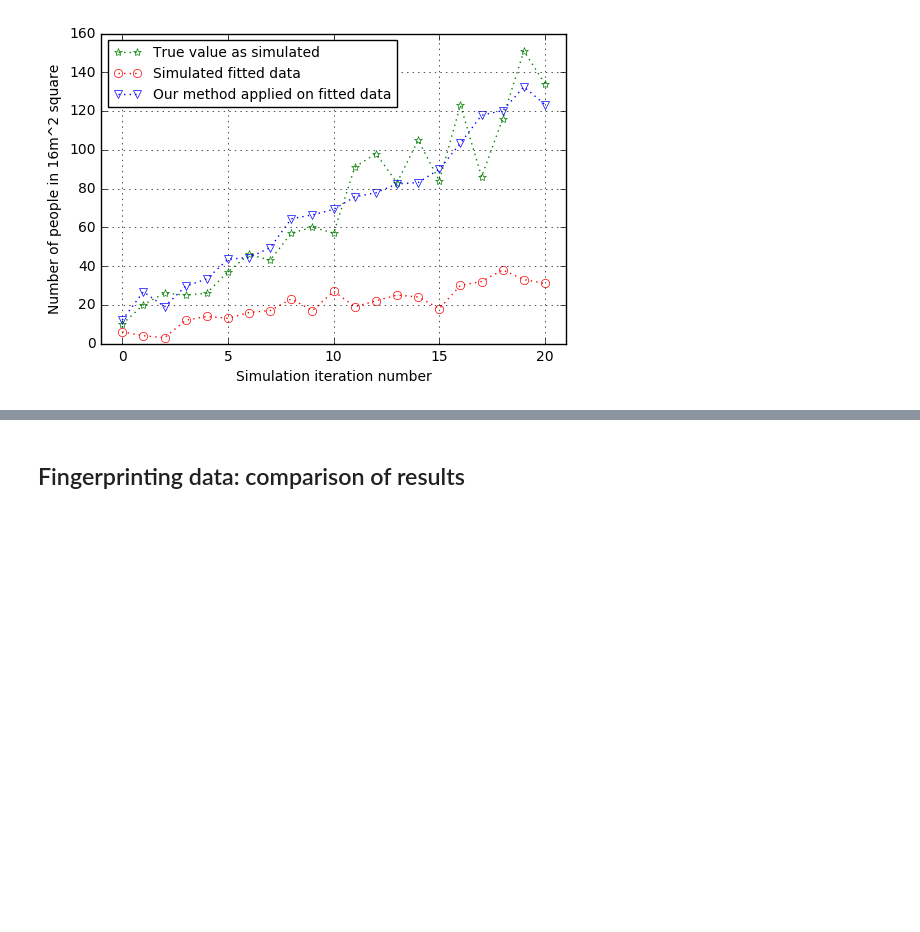
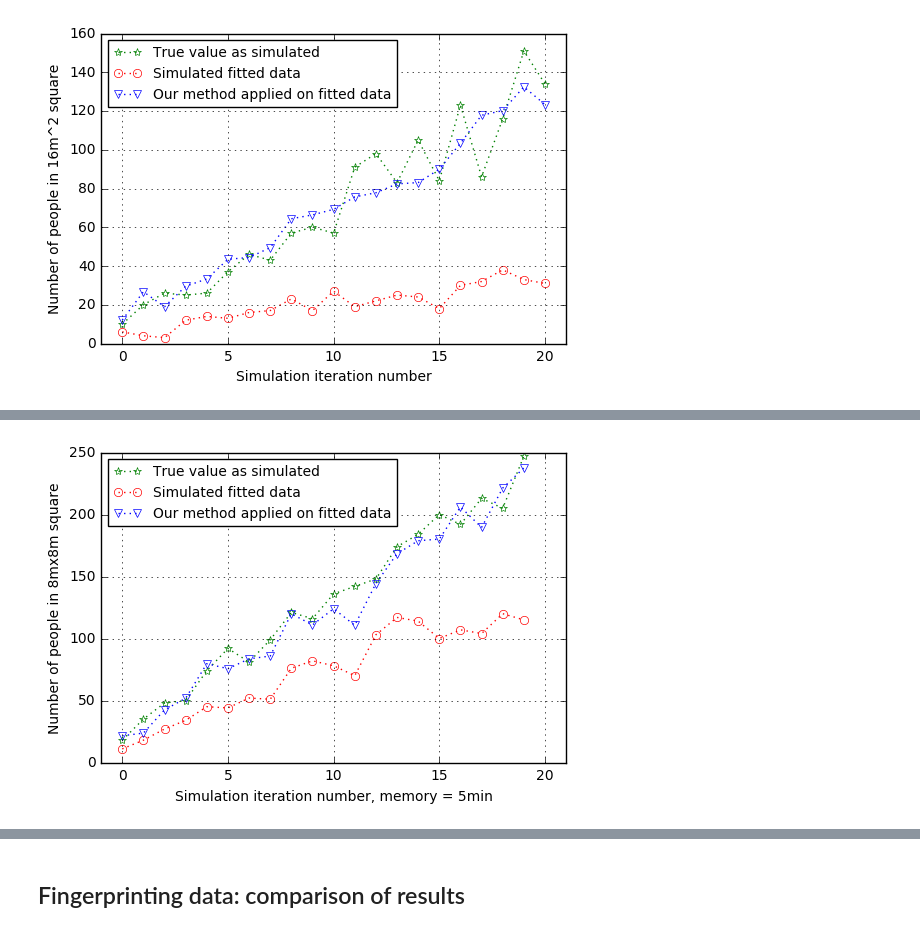
Before and after one commit to ArenA-Crowds/Crowds, a Jupyter notebook: Simulations.ipynb, the cells around one changed output, grey strips where cells are left out. Saved outputs shown, nothing was run; the diff lists cells and outputs as text; code cells hidden in the pictures; blank space fills up the shorter version.

```diff
--- a/Simulations.ipynb
+++ b/Simulations.ipynb
@@ -340,0 +400,19 @@ plt.show()
+# %%
+import matplotlib.pyplot as plt
+import matplotlib
+import numpy as np
+
+
+plt.plot(x_total,  linestyle = ":", marker = '*', fillstyle = "none", color = "green", label = "True value as simulated"  )
+plt.plot(y_total,  linestyle = ':', marker = "o", fillstyle = "none", color = "red",  label = "Simulated fitted data")
+plt.plot(z_total,  linestyle = ":", marker = 'v', fillstyle = "none", color = "blue",  label = "Our method applied on fitted data")
+
+plt.xlabel('Simulation iteration number, memory = 5min')
+plt.ylabel('Number of people in 8mx8m square')
+plt.legend(loc = 2, fontsize  = 10)
+plt.grid(True)
+axes = plt.gca()
+axes.set_xlim([-1, 21])
+plt.show()
+# %% [output]
+[figure, added]
```
Also changed, not shown: parts of 51 cells of this notebook, 1 other file.
